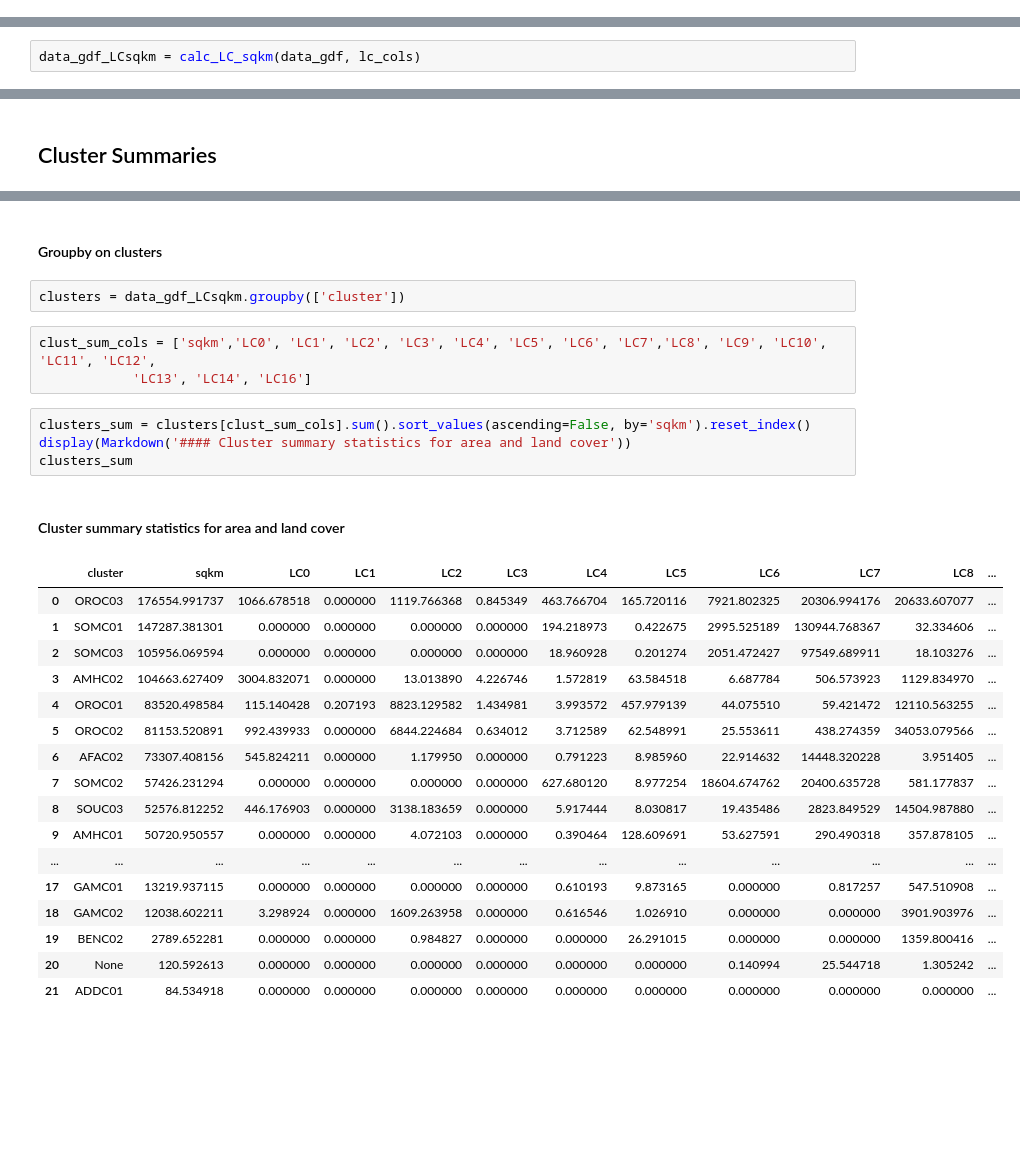
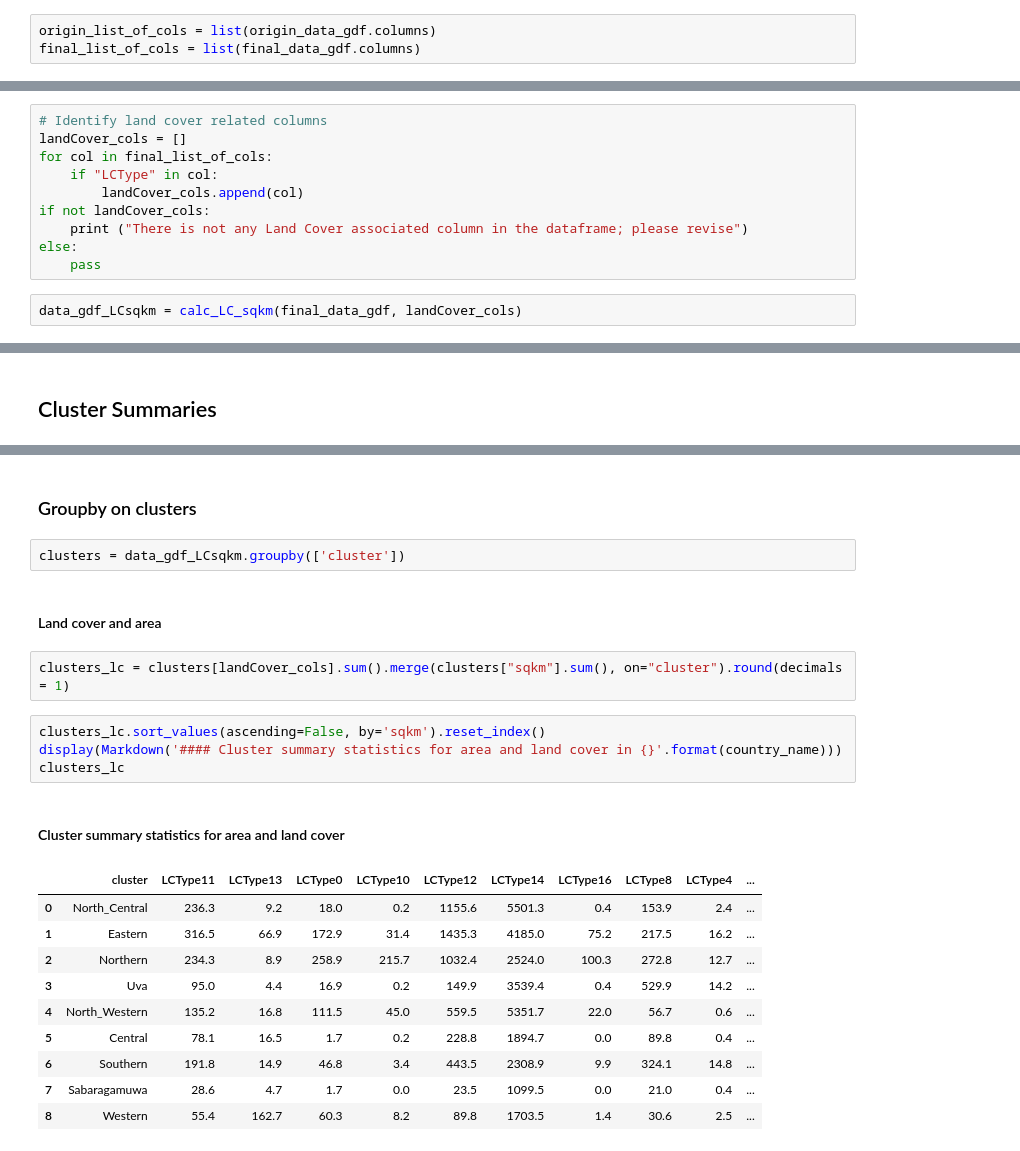
Before and after one commit to akorkovelos/un-clews-gis-work, a Jupyter notebook: GroupBy_analysis.ipynb, the cells around one changed output, grey strips where cells are left out. Cells and saved outputs as stored; diff of their text form; blank space fills up the shorter version.

Commit message:
updating ipynbs for automating extraction per crop provided and summary analysis based on type of variables

```diff
--- a/GroupBy_analysis.ipynb
+++ b/GroupBy_analysis.ipynb
@@ -29,0 +44,3 @@ data_gdf = gpd.read_file(out_path + "\\" + shp_nm)
+# %%
+origin_list_of_cols = list(origin_data_gdf.columns)
+final_list_of_cols = list(final_data_gdf.columns)
@@ -51,2 +70,12 @@ lc_cols = ['LC0', 'LC1', 'LC2', 'LC3', 'LC4', 'LC5', 'LC6', 'LC7', 'LC8',
+# %%
+# Identify land cover related columns
+landCover_cols = []
+for col in final_list_of_cols:
+    if "LCType" in col:
+        landCover_cols.append(col)
+if not landCover_cols:
+    print ("There is not any Land Cover associated column in the dataframe; please revise")
+else:
+    pass
 # %%
-data_gdf_LCsqkm = calc_LC_sqkm(data_gdf, lc_cols)
+data_gdf_LCsqkm = calc_LC_sqkm(final_data_gdf, landCover_cols)
@@ -233,30 +188,24 @@ display(Markdown('**Note** that there are {} polygons that are not assigned to a
 # %% [markdown]
-#### Groupby on clusters
+### Groupby on clusters
 # %%
 clusters = data_gdf_LCsqkm.groupby(['cluster'])
-# %%
-clust_sum_cols = ['sqkm','LC0', 'LC1', 'LC2', 'LC3', 'LC4', 'LC5', 'LC6', 'LC7','LC8', 'LC9', 'LC10', 'LC11', 'LC12',
-            'LC13', 'LC14', 'LC16']
+# %% [markdown]
+#### Land cover and area
+# %%
+clusters_lc = clusters[landCover_cols].sum().merge(clusters["sqkm"].sum(), on="cluster").round(decimals = 1)
 # %%
-clusters_sum = clusters[clust_sum_cols].sum().sort_values(ascending=False, by='sqkm').reset_index()
-display(Markdown('#### Cluster summary statistics for area and land cover'))
-clusters_sum
+clusters_lc.sort_values(ascending=False, by='sqkm').reset_index()
+display(Markdown('#### Cluster summary statistics for area and land cover in {}'.format(country_name)))
+clusters_lc
 # %% [output]
 #### Cluster summary statistics for area and land cover
-|  | cluster | sqkm | LC0 | LC1 | LC2 | LC3 | LC4 | LC5 | LC6 | LC7 | LC8 | ... |
-| 0 | OROC03 | 176554.991737 | 1066.678518 | 0.000000 | 1119.766368 | 0.845349 | 463.766704 | 165.720116 | 7921.802325 | 20306.994176 | 20633.607077 | ... |
-| 1 | SOMC01 | 147287.381301 | 0.000000 | 0.000000 | 0.000000 | 0.000000 | 194.218973 | 0.422675 | 2995.525189 | 130944.768367 | 32.334606 | ... |
-| 2 | SOMC03 | 105956.069594 | 0.000000 | 0.000000 | 0.000000 | 0.000000 | 18.960928 | 0.201274 | 2051.472427 | 97549.689911 | 18.103276 | ... |
-| 3 | AMHC02 | 104663.627409 | 3004.832071 | 0.000000 | 13.013890 | 4.226746 | 1.572819 | 63.584518 | 6.687784 | 506.573923 | 1129.834970 | ... |
-| 4 | OROC01 | 83520.498584 | 115.140428 | 0.207193 | 8823.129582 | 1.434981 | 3.993572 | 457.979139 | 44.075510 | 59.421472 | 12110.563255 | ... |
-| 5 | OROC02 | 81153.520891 | 992.439933 | 0.000000 | 6844.224684 | 0.634012 | 3.712589 | 62.548991 | 25.553611 | 438.274359 | 34053.079566 | ... |
-| 6 | AFAC02 | 73307.408156 | 545.824211 | 0.000000 | 1.179950 | 0.000000 | 0.791223 | 8.985960 | 22.914632 | 14448.320228 | 3.951405 | ... |
-| 7 | SOMC02 | 57426.231294 | 0.000000 | 0.000000 | 0.000000 | 0.000000 | 627.680120 | 8.977254 | 18604.674762 | 20400.635728 | 581.177837 | ... |
-| 8 | SOUC03 | 52576.812252 | 446.176903 | 0.000000 | 3138.183659 | 0.000000 | 5.917444 | 8.030817 | 19.435486 | 2823.849529 | 14504.987880 | ... |
-| 9 | AMHC01 | 50720.950557 | 0.000000 | 0.000000 | 4.072103 | 0.000000 | 0.390464 | 128.609691 | 53.627591 | 290.490318 | 357.878105 | ... |
-| ... | ... | ... | ... | ... | ... | ... | ... | ... | ... | ... | ... | ... |
-| 17 | GAMC01 | 13219.937115 | 0.000000 | 0.000000 | 0.000000 | 0.000000 | 0.610193 | 9.873165 | 0.000000 | 0.817257 | 547.510908 | ... |
-| 18 | GAMC02 | 12038.602211 | 3.298924 | 0.000000 | 1609.263958 | 0.000000 | 0.616546 | 1.026910 | 0.000000 | 0.000000 | 3901.903976 | ... |
-| 19 | BENC02 | 2789.652281 | 0.000000 | 0.000000 | 0.984827 | 0.000000 | 0.000000 | 26.291015 | 0.000000 | 0.000000 | 1359.800416 | ... |
-| 20 | None | 120.592613 | 0.000000 | 0.000000 | 0.000000 | 0.000000 | 0.000000 | 0.000000 | 0.140994 | 25.544718 | 1.305242 | ... |
-| 21 | ADDC01 | 84.534918 | 0.000000 | 0.000000 | 0.000000 | 0.000000 | 0.000000 | 0.000000 | 0.000000 | 0.000000 | 0.000000 | ... |
+|  | cluster | LCType11 | LCType13 | LCType0 | LCType10 | LCType12 | LCType14 | LCType16 | LCType8 | LCType4 | ... |
+| 0 | North_Central | 236.3 | 9.2 | 18.0 | 0.2 | 1155.6 | 5501.3 | 0.4 | 153.9 | 2.4 | ... |
+| 1 | Eastern | 316.5 | 66.9 | 172.9 | 31.4 | 1435.3 | 4185.0 | 75.2 | 217.5 | 16.2 | ... |
+| 2 | Northern | 234.3 | 8.9 | 258.9 | 215.7 | 1032.4 | 2524.0 | 100.3 | 272.8 | 12.7 | ... |
+| 3 | Uva | 95.0 | 4.4 | 16.9 | 0.2 | 149.9 | 3539.4 | 0.4 | 529.9 | 14.2 | ... |
+| 4 | North_Western | 135.2 | 16.8 | 111.5 | 45.0 | 559.5 | 5351.7 | 22.0 | 56.7 | 0.6 | ... |
+| 5 | Central | 78.1 | 16.5 | 1.7 | 0.2 | 228.8 | 1894.7 | 0.0 | 89.8 | 0.4 | ... |
+| 6 | Southern | 191.8 | 14.9 | 46.8 | 3.4 | 443.5 | 2308.9 | 9.9 | 324.1 | 14.8 | ... |
+| 7 | Sabaragamuwa | 28.6 | 4.7 | 1.7 | 0.0 | 23.5 | 1099.5 | 0.0 | 21.0 | 0.4 | ... |
+| 8 | Western | 55.4 | 162.7 | 60.3 | 8.2 | 89.8 | 1703.5 | 1.4 | 30.6 | 2.5 | ... |
```
Also changed, not shown: parts of 46 cells of this notebook, 2 other files.
